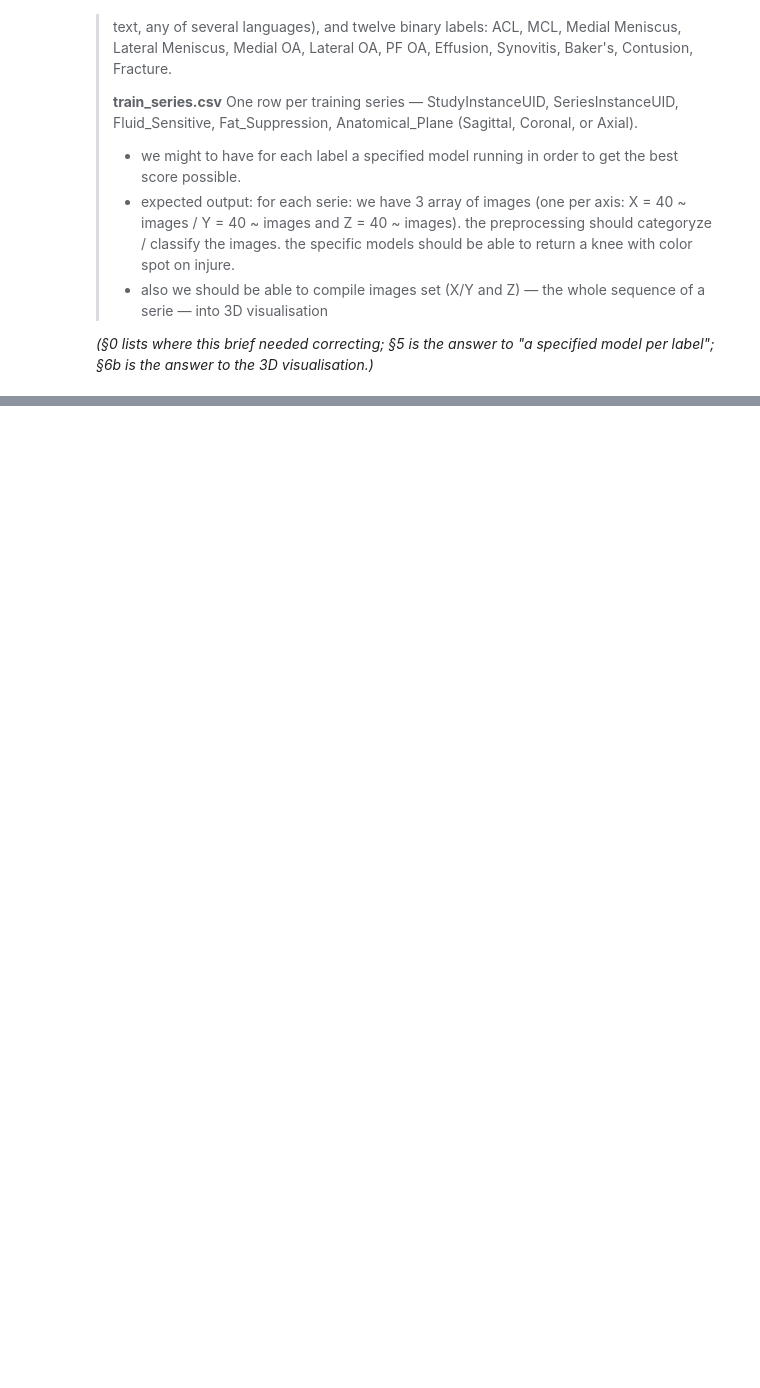
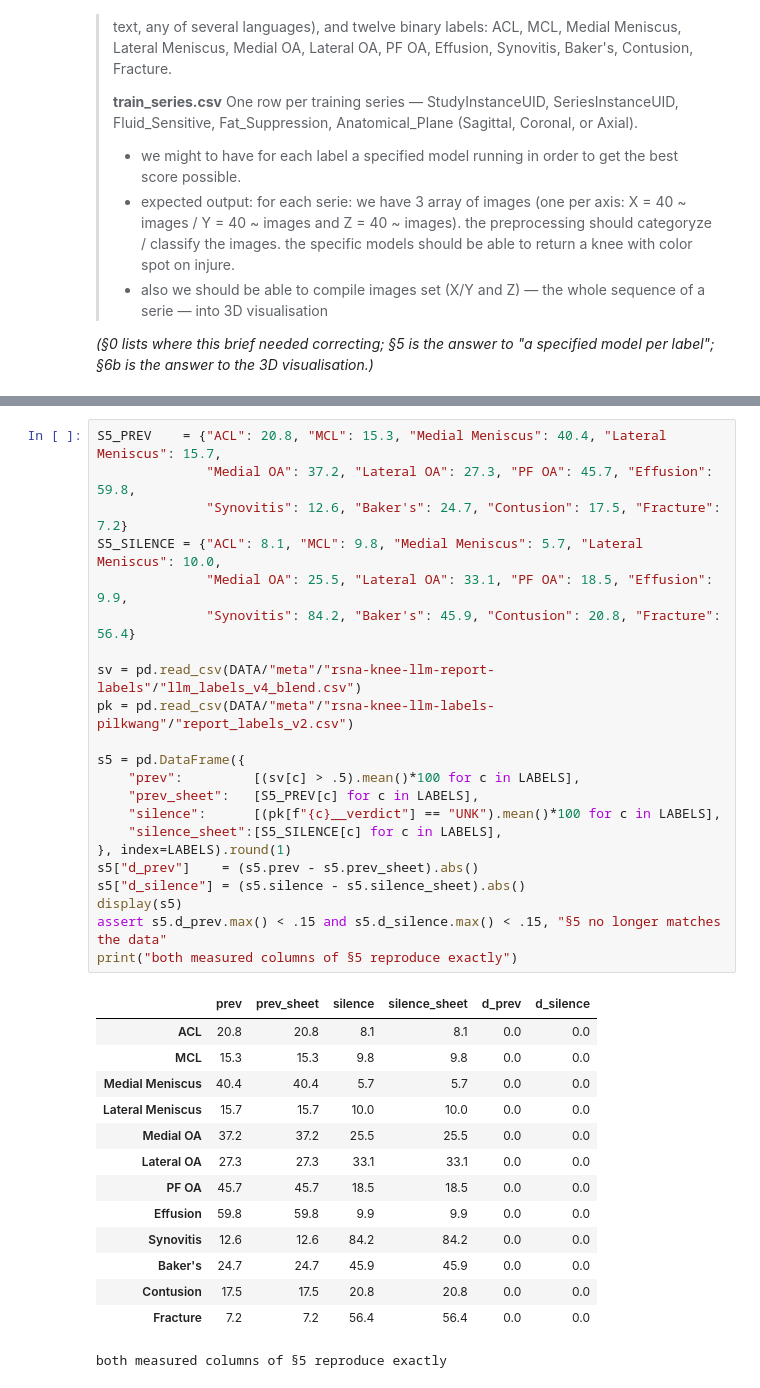
Before and after one commit to davidkurland94-lgtm/SaveTheKnees, a Jupyter notebook: notebooks/img_preprocess_all_models.ipynb, the cells around one changed output, grey strips where cells are left out. Drawn from its saved outputs; the diff is of its cells as text; blank space fills up the shorter version.

```diff
--- a/notebooks/img_preprocess_all_models.ipynb
+++ b/notebooks/img_preprocess_all_models.ipynb
@@ -705,0 +885,37 @@ the scoring kernel has no internet and cannot `pip install`.
+# %%
+S5_PREV    = {"ACL": 20.8, "MCL": 15.3, "Medial Meniscus": 40.4, "Lateral Meniscus": 15.7,
+              "Medial OA": 37.2, "Lateral OA": 27.3, "PF OA": 45.7, "Effusion": 59.8,
+              "Synovitis": 12.6, "Baker's": 24.7, "Contusion": 17.5, "Fracture": 7.2}
+S5_SILENCE = {"ACL": 8.1, "MCL": 9.8, "Medial Meniscus": 5.7, "Lateral Meniscus": 10.0,
+              "Medial OA": 25.5, "Lateral OA": 33.1, "PF OA": 18.5, "Effusion": 9.9,
+              "Synovitis": 84.2, "Baker's": 45.9, "Contusion": 20.8, "Fracture": 56.4}
+
+sv = pd.read_csv(DATA/"meta"/"rsna-knee-llm-report-labels"/"llm_labels_v4_blend.csv")
+pk = pd.read_csv(DATA/"meta"/"rsna-knee-llm-labels-pilkwang"/"report_labels_v2.csv")
+
+s5 = pd.DataFrame({
+    "prev":         [(sv[c] > .5).mean()*100 for c in LABELS],
+    "prev_sheet":   [S5_PREV[c] for c in LABELS],
+    "silence":      [(pk[f"{c}__verdict"] == "UNK").mean()*100 for c in LABELS],
+    "silence_sheet":[S5_SILENCE[c] for c in LABELS],
+}, index=LABELS).round(1)
+s5["d_prev"]    = (s5.prev - s5.prev_sheet).abs()
+s5["d_silence"] = (s5.silence - s5.silence_sheet).abs()
+display(s5)
+assert s5.d_prev.max() < .15 and s5.d_silence.max() < .15, "§5 no longer matches the data"
+print("both measured columns of §5 reproduce exactly")
+# %% [output]
+|  | prev | prev_sheet | silence | silence_sheet | d_prev | d_silence |
+| ACL | 20.8 | 20.8 | 8.1 | 8.1 | 0.0 | 0.0 |
+| MCL | 15.3 | 15.3 | 9.8 | 9.8 | 0.0 | 0.0 |
+| Medial Meniscus | 40.4 | 40.4 | 5.7 | 5.7 | 0.0 | 0.0 |
+| Lateral Meniscus | 15.7 | 15.7 | 10.0 | 10.0 | 0.0 | 0.0 |
+| Medial OA | 37.2 | 37.2 | 25.5 | 25.5 | 0.0 | 0.0 |
+| Lateral OA | 27.3 | 27.3 | 33.1 | 33.1 | 0.0 | 0.0 |
+| PF OA | 45.7 | 45.7 | 18.5 | 18.5 | 0.0 | 0.0 |
+| Effusion | 59.8 | 59.8 | 9.9 | 9.9 | 0.0 | 0.0 |
+| Synovitis | 12.6 | 12.6 | 84.2 | 84.2 | 0.0 | 0.0 |
+| Baker's | 24.7 | 24.7 | 45.9 | 45.9 | 0.0 | 0.0 |
+| Contusion | 17.5 | 17.5 | 20.8 | 20.8 | 0.0 | 0.0 |
+| Fracture | 7.2 | 7.2 | 56.4 | 56.4 | 0.0 | 0.0 |
+both measured columns of §5 reproduce exactly
```
Also changed, not shown: parts of 50 cells of this notebook, 1 other file.
